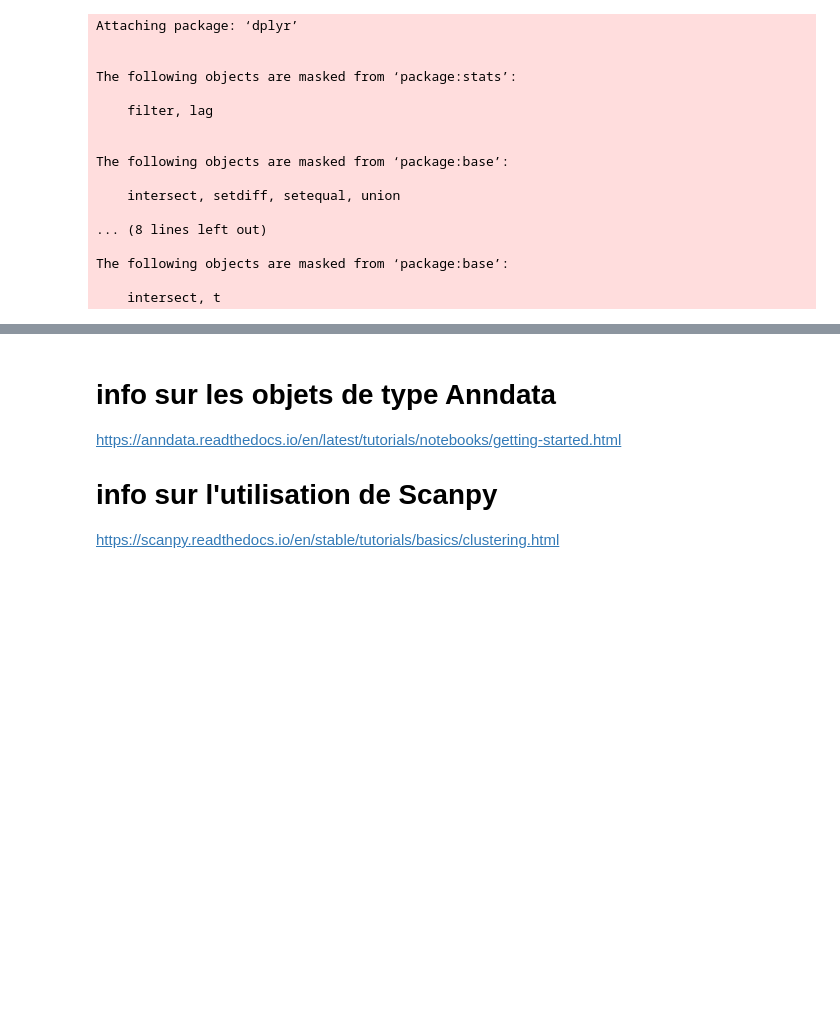
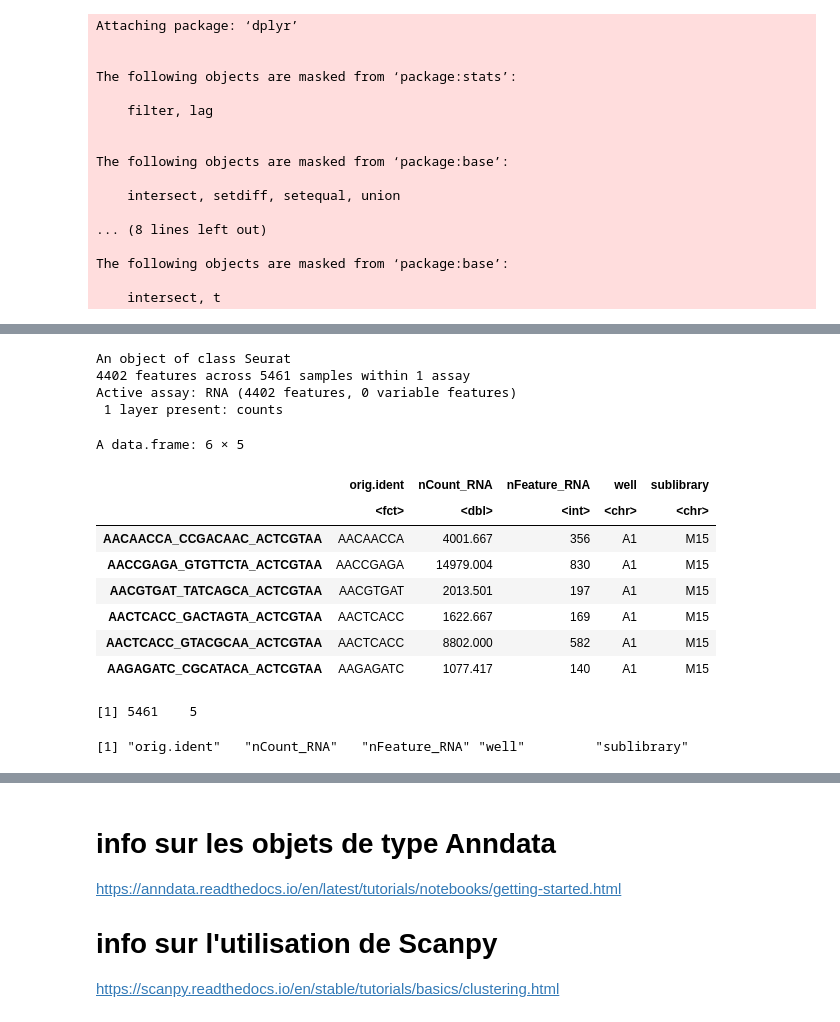
Before and after one commit to vgoupille/DOL_scRNAseq, a Jupyter notebook: 7_Article/script/2_analyse.ipynb, the cells around one changed output, grey strips where cells are left out. Cells and saved outputs as stored; diff of their text form; code cells hidden in the pictures; blank space fills up the shorter version.

```diff
--- a/7_Article/script/2_analyse.ipynb
+++ b/7_Article/script/2_analyse.ipynb
@@ -441,0 +628,21 @@ create_seurat_object_from_seq_files <- function(data_dir, sublibrary, ribosome_r
+# %%
+GEO661
+head(GEO661@meta.data)
+dim(GEO661@meta.data)  # Vérifie le nombre de cellules et de colonnes
+colnames(GEO661@meta.data)  # Liste les colonnes disponibles
+# %% [output]
+An object of class Seurat
+4402 features across 5461 samples within 1 assay
+Active assay: RNA (4402 features, 0 variable features)
+ 1 layer present: counts
+A data.frame: 6 × 5
+|  | orig.ident | nCount_RNA | nFeature_RNA | well | sublibrary |
+|  | <fct> | <dbl> | <int> | <chr> | <chr> |
+| AACAACCA_CCGACAAC_ACTCGTAA | AACAACCA | 4001.667 | 356 | A1 | M15 |
+| AACCGAGA_GTGTTCTA_ACTCGTAA | AACCGAGA | 14979.004 | 830 | A1 | M15 |
+| AACGTGAT_TATCAGCA_ACTCGTAA | AACGTGAT | 2013.501 | 197 | A1 | M15 |
+| AACTCACC_GACTAGTA_ACTCGTAA | AACTCACC | 1622.667 | 169 | A1 | M15 |
+| AACTCACC_GTACGCAA_ACTCGTAA | AACTCACC | 8802.000 | 582 | A1 | M15 |
+| AAGAGATC_CGCATACA_ACTCGTAA | AAGAGATC | 1077.417 | 140 | A1 | M15 |
+[1] 5461    5
+[1] "orig.ident"   "nCount_RNA"   "nFeature_RNA" "well"         "sublibrary"
```
Also changed, not shown: parts of 26 cells of this notebook.
